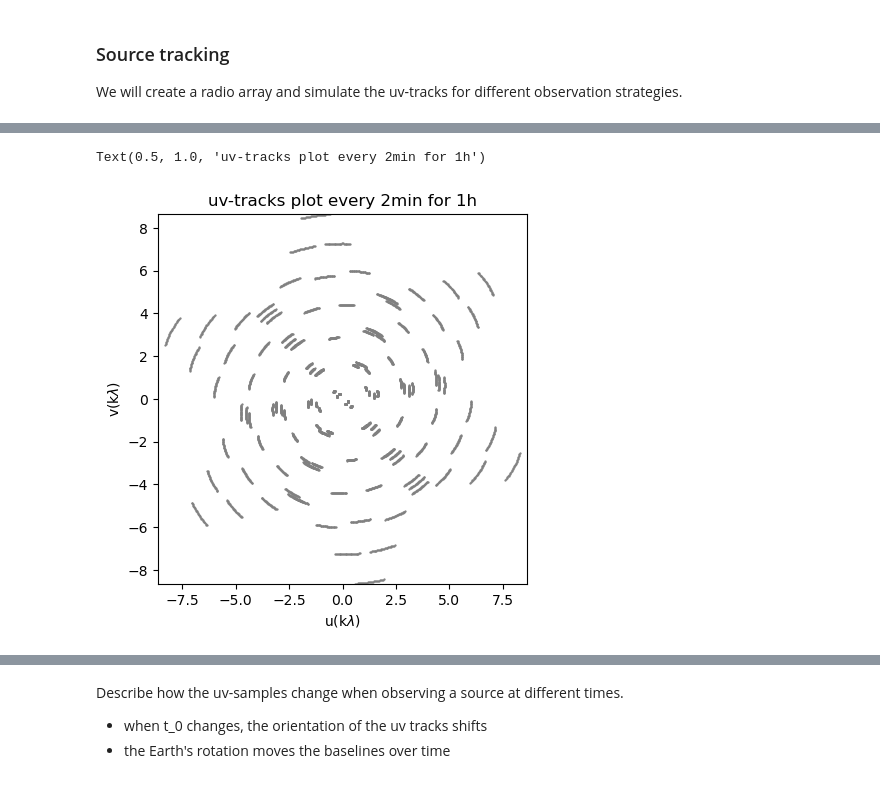
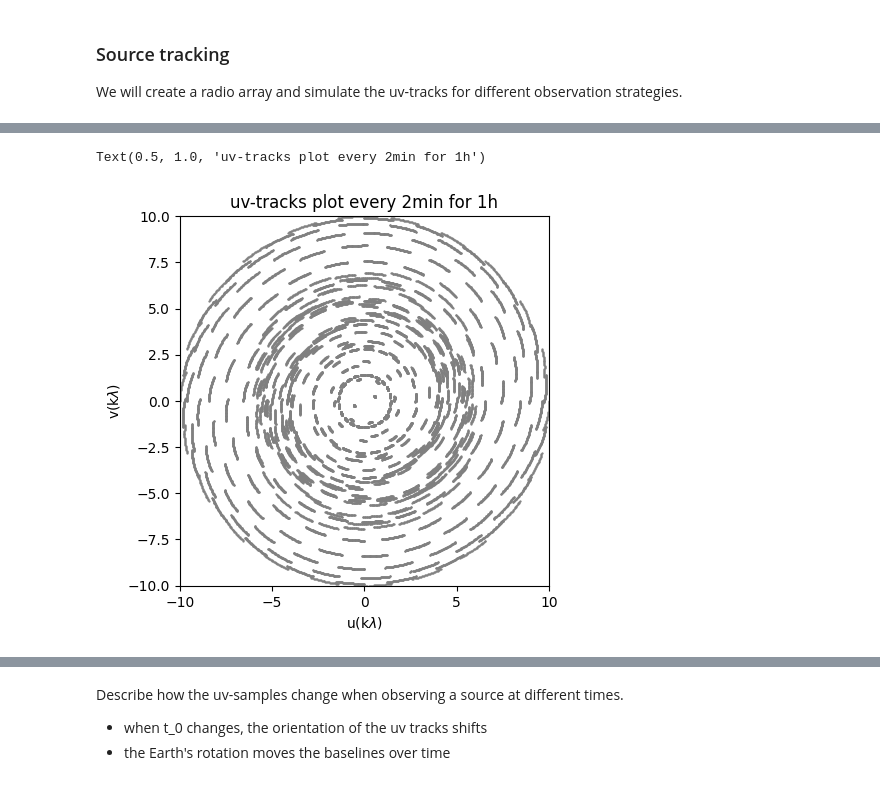
Before and after one commit to mb-manal/argosim_tuto, a Jupyter notebook: notebooks/tuto_2_uv-tracks.ipynb, the cells around one changed output, grey strips where cells are left out. Saved outputs shown, nothing was run; the diff lists cells and outputs as text; code cells hidden in the pictures.

```diff
--- a/notebooks/tuto_2_uv-tracks.ipynb
+++ b/notebooks/tuto_2_uv-tracks.ipynb
@@ -247,27 +247,27 @@ Text(0.5, 1.0, 'the uv-tracks plot every 2min for 30min')
 # %%
 # Now we will observe for 1 hour. Compute the uv-tracks and plot them.
 latitude= np.deg2rad(-37)    # -37°
 
 source_declination = latitude
 
 track_time = 1  # in hours
 t_0 =0.0    #the source is right above the array (zénith)
 n_times = 30
 freq = 1.5e9
 df=0
 n_freqs =1
 
 # Compute the uv-tracks
 
-uv_tracks = antenna_utils.uv_track_multiband(b_ENU, lat=latitude, dec=source_declination, track_time=track_time, t_0=t_0, n_times=n_times, f=freq, df=df,n_freqs=n_freqs, multi_band=False)[0]
+uv_tracks = antenna_utils.uv_track_multiband(baselines_enu, lat=latitude, dec=source_declination, track_time=track_time, t_0=t_0, n_times=n_times, f=freq, df=df,n_freqs=n_freqs, multi_band=False)[0]
 
 # Plot the uv-tracks
 
 plot_utils.plot_baselines(uv_tracks, ENU= False)
 plt.title("uv-tracks plot every 2min for 1h")
 # %% [output]
 Text(0.5, 1.0, 'uv-tracks plot every 2min for 1h')
-[figure, old version]
+[figure, new version]
 # %%
 # Get only one snapshot ov the uv-tracks (n_times=1, track_time=0)
 
```
Also changed, not shown: parts of 9 cells of this notebook, 3 other files.
